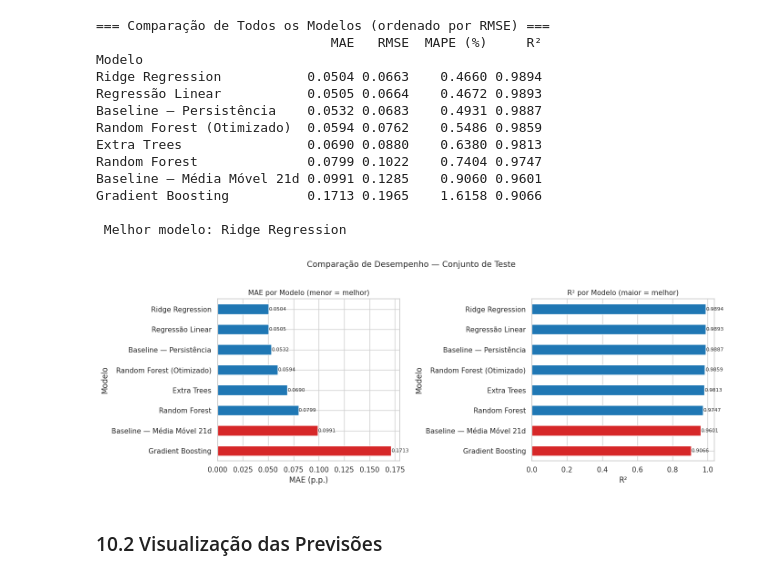
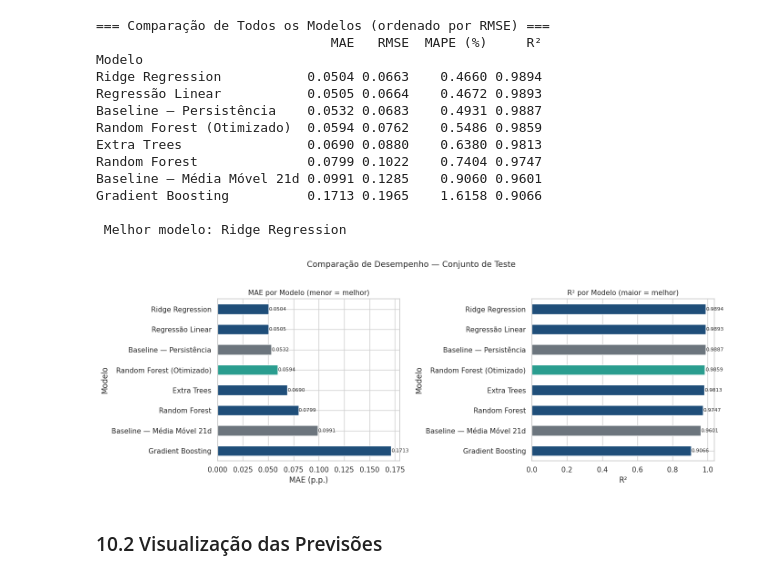
Before and after one commit to marciomocellin/machine-learning-tesouro-direto, a Jupyter notebook: MVP_Machine_Learning_Tesouro_Direto.ipynb, the cells around one changed output. Saved outputs shown, nothing was run; the diff lists cells and outputs as text; code cells hidden in the pictures.

Commit message:
Correção de cores

```diff
--- a/MVP_Machine_Learning_Tesouro_Direto.ipynb
+++ b/MVP_Machine_Learning_Tesouro_Direto.ipynb
@@ -74,7 +74,16 @@ import warnings
 import time
 
 warnings.filterwarnings('ignore')
-sns.set_theme(style='whitegrid', palette='husl')
+
+# Paleta consistente para todas as visualizações
+COLOR_PRIMARY = '#1f4e79'     # Azul principal
+COLOR_SECONDARY = '#e07a1f'   # Laranja de contraste
+COLOR_ACCENT = '#2a9d8f'      # Verde para destaque
+COLOR_ALERT = '#c1121f'       # Vermelho para corte/limites
+COLOR_NEUTRAL = '#6c757d'     # Cinza para baseline
+COLOR_DARK = '#2f2f2f'
+
+sns.set_theme(style='whitegrid', palette=[COLOR_PRIMARY, COLOR_SECONDARY, COLOR_ACCENT])
 pd.set_option('display.max_columns', None)
 pd.set_option('display.float_format', '{:.4f}'.format)
 
@@ -955,7 +977,7 @@ for i, param in enumerate(['param_n_estimators', 'param_max_depth', 'param_min_s
     # Agrupar por parâmetro e calcular MAE médio
     grupo = cv_results.groupby(param)['mean_test_score_pos'].mean().reset_index()
     grupo[param] = grupo[param].astype(str)
-    ax.bar(grupo[param], grupo['mean_test_score_pos'], color='steelblue', alpha=0.8)
+    ax.bar(grupo[param], grupo['mean_test_score_pos'], color=COLOR_PRIMARY, alpha=0.8)
     ax.set_title(f'Impacto de {param.replace("param_", "")}', fontsize=10)
     ax.set_xlabel(param.replace('param_', ''))
     ax.set_ylabel('MAE médio (CV)')
@@ -1003,33 +1025,39 @@ Gradient Boosting          0.1713 0.1965    1.6158 0.9066
 # %%
 # Gráfico comparativo das métricas
 fig, axes = plt.subplots(1, 2, figsize=(14, 5))
 
-cores = ['#d62728' if i < 2 else '#1f77b4'
-         for i in range(len(df_resultados_sorted))]
+cores_modelos = []
+for nome in df_resultados_sorted.index:
+    if 'Baseline' in nome:
+        cores_modelos.append(COLOR_NEUTRAL)
+    elif 'Otimizado' in nome:
+        cores_modelos.append(COLOR_ACCENT)
+    else:
+        cores_modelos.append(COLOR_PRIMARY)
 
 # MAE
 ax = axes[0]
-df_resultados_sorted['MAE'].plot(kind='barh', ax=ax, color=cores[::-1])
+df_resultados_sorted['MAE'].plot(kind='barh', ax=ax, color=cores_modelos)
 ax.set_title('MAE por Modelo (menor = melhor)', fontsize=11)
 ax.set_xlabel('MAE (p.p.)')
 ax.invert_yaxis()
 for i, v in enumerate(df_resultados_sorted['MAE'].values):
     ax.text(v + 0.00002, i, f'{v:.4f}', va='center', fontsize=8)
 
 # R²
 ax = axes[1]
-df_resultados_sorted['R²'].plot(kind='barh', ax=ax, color=cores[::-1])
+df_resultados_sorted['R²'].plot(kind='barh', ax=ax, color=cores_modelos)
 ax.set_title('R² por Modelo (maior = melhor)', fontsize=11)
 ax.set_xlabel('R²')
 ax.invert_yaxis()
 for i, v in enumerate(df_resultados_sorted['R²'].values):
     ax.text(max(v + 0.001, 0.001), i, f'{v:.4f}', va='center', fontsize=8)
 
 plt.suptitle('Comparação de Desempenho — Conjunto de Teste', fontsize=13, y=1.02)
 plt.tight_layout()
 plt.show()
 # %% [output]
-[figure, old version]
+[figure, new version]
 # %% [markdown]
 ### 10.2 Visualização das Previsões
 # %%
```
Also changed, not shown: parts of 18 cells of this notebook.
